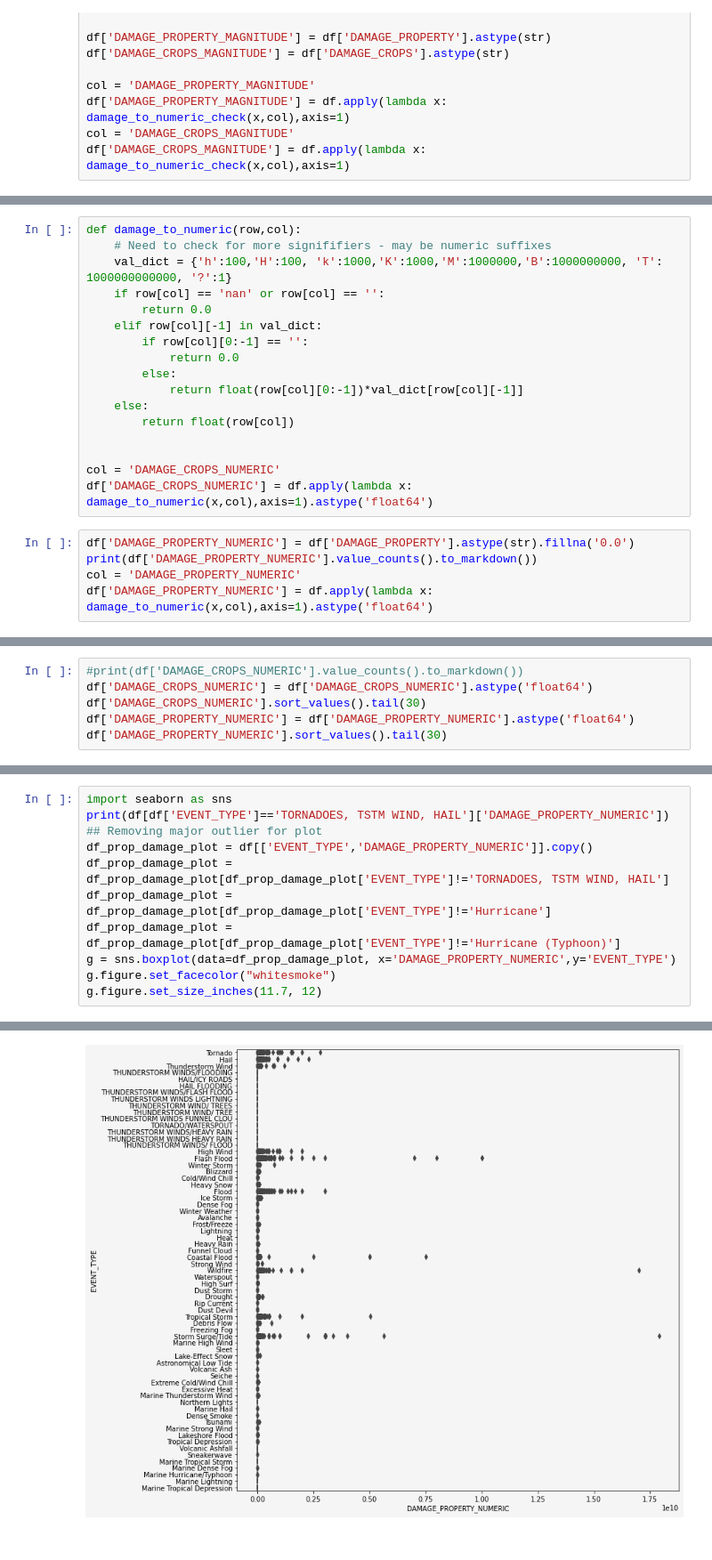
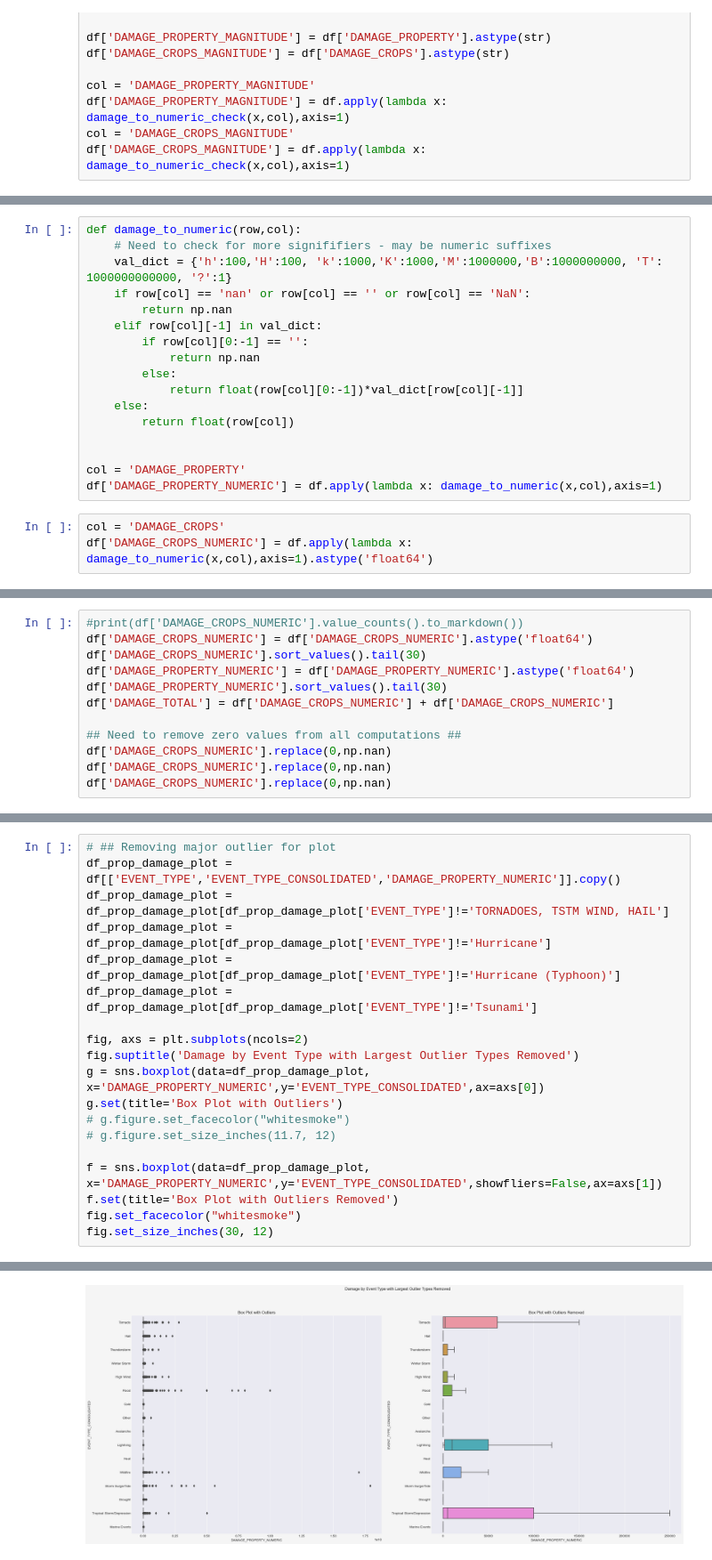
Before and after one commit to lexbuko22/NOAA_Weather_Event_Datamining, a Jupyter notebook: Storm-Event-Data Notebook.ipynb, the cells around one changed output, grey strips where cells are left out. Shown at 89% size. Cells and saved outputs as stored; diff of their text form.

```diff
--- a/Storm-Event-Data Notebook.ipynb
+++ b/Storm-Event-Data Notebook.ipynb
@@ -208,21 +298,19 @@ print(df['DAMAGE_CROPS_MAGNITUDE'].value_counts().to_markdown())
 def damage_to_numeric(row,col):
     # Need to check for more signififiers - may be numeric suffixes
     val_dict = {'h':100,'H':100, 'k':1000,'K':1000,'M':1000000,'B':1000000000, 'T': 1000000000000, '?':1}
-    if row[col] == 'nan' or row[col] == '':
-        return 0.0
+    if row[col] == 'nan' or row[col] == '' or row[col] == 'NaN':
+        return np.nan
     elif row[col][-1] in val_dict:
         if row[col][0:-1] == '':
-            return 0.0
+            return np.nan
         else:
             return float(row[col][0:-1])*val_dict[row[col][-1]]
     else:
         return float(row[col])
 
 
-col = 'DAMAGE_CROPS_NUMERIC'
-df['DAMAGE_CROPS_NUMERIC'] = df.apply(lambda x: damage_to_numeric(x,col),axis=1).astype('float64')
+col = 'DAMAGE_PROPERTY'
+df['DAMAGE_PROPERTY_NUMERIC'] = df.apply(lambda x: damage_to_numeric(x,col),axis=1)
 # %%
-df['DAMAGE_PROPERTY_NUMERIC'] = df['DAMAGE_PROPERTY'].astype(str).fillna('0.0')
-print(df['DAMAGE_PROPERTY_NUMERIC'].value_counts().to_markdown())
-col = 'DAMAGE_PROPERTY_NUMERIC'
-df['DAMAGE_PROPERTY_NUMERIC'] = df.apply(lambda x: damage_to_numeric(x,col),axis=1).astype('float64')
+col = 'DAMAGE_CROPS'
+df['DAMAGE_CROPS_NUMERIC'] = df.apply(lambda x: damage_to_numeric(x,col),axis=1).astype('float64')
@@ -250,4 +320,10 @@ df['DAMAGE_CROPS_NUMERIC'] = df['DAMAGE_CROPS_NUMERIC'].astype('float64')
 df['DAMAGE_CROPS_NUMERIC'].sort_values().tail(30)
 df['DAMAGE_PROPERTY_NUMERIC'] = df['DAMAGE_PROPERTY_NUMERIC'].astype('float64')
 df['DAMAGE_PROPERTY_NUMERIC'].sort_values().tail(30)
+df['DAMAGE_TOTAL'] = df['DAMAGE_CROPS_NUMERIC'] + df['DAMAGE_CROPS_NUMERIC']
+
+## Need to remove zero values from all computations ##
+df['DAMAGE_CROPS_NUMERIC'].replace(0,np.nan)
+df['DAMAGE_CROPS_NUMERIC'].replace(0,np.nan)
+df['DAMAGE_CROPS_NUMERIC'].replace(0,np.nan)
 # %% [output]
@@ -271,12 +357,20 @@ Name: DAMAGE_PROPERTY_NUMERIC, dtype: float64
 # %%
-import seaborn as sns
-print(df[df['EVENT_TYPE']=='TORNADOES, TSTM WIND, HAIL']['DAMAGE_PROPERTY_NUMERIC'])
-## Removing major outlier for plot
-df_prop_damage_plot = df[['EVENT_TYPE','DAMAGE_PROPERTY_NUMERIC']].copy()
+# ## Removing major outlier for plot
+df_prop_damage_plot = df[['EVENT_TYPE','EVENT_TYPE_CONSOLIDATED','DAMAGE_PROPERTY_NUMERIC']].copy()
 df_prop_damage_plot = df_prop_damage_plot[df_prop_damage_plot['EVENT_TYPE']!='TORNADOES, TSTM WIND, HAIL']
 df_prop_damage_plot = df_prop_damage_plot[df_prop_damage_plot['EVENT_TYPE']!='Hurricane']
 df_prop_damage_plot = df_prop_damage_plot[df_prop_damage_plot['EVENT_TYPE']!='Hurricane (Typhoon)']
-g = sns.boxplot(data=df_prop_damage_plot, x='DAMAGE_PROPERTY_NUMERIC',y='EVENT_TYPE')
-g.figure.set_facecolor("whitesmoke")
-g.figure.set_size_inches(11.7, 12)
+df_prop_damage_plot = df_prop_damage_plot[df_prop_damage_plot['EVENT_TYPE']!='Tsunami']
+
+fig, axs = plt.subplots(ncols=2)
+fig.suptitle('Damage by Event Type with Largest Outlier Types Removed')
+g = sns.boxplot(data=df_prop_damage_plot, x='DAMAGE_PROPERTY_NUMERIC',y='EVENT_TYPE_CONSOLIDATED',ax=axs[0])
+g.set(title='Box Plot with Outliers')
+# g.figure.set_facecolor("whitesmoke")
+# g.figure.set_size_inches(11.7, 12)
+
+f = sns.boxplot(data=df_prop_damage_plot, x='DAMAGE_PROPERTY_NUMERIC',y='EVENT_TYPE_CONSOLIDATED',showfliers=False,ax=axs[1])
+f.set(title='Box Plot with Outliers Removed')
+fig.set_facecolor("whitesmoke")
+fig.set_size_inches(30, 12)
 # %% [output]
@@ -285 +377 @@ Name: DAMAGE_PROPERTY_NUMERIC, dtype: float64
-[figure, old version]
+[figure, new version]
```
Also changed, not shown: parts of 31 cells of this notebook.
